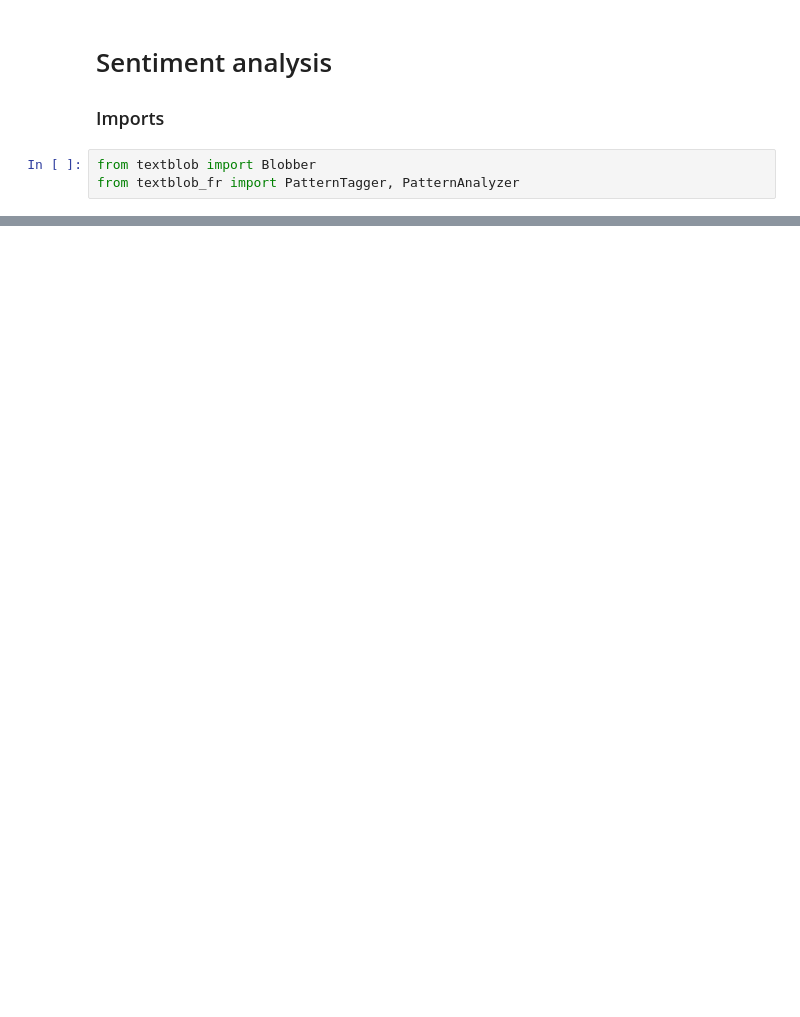
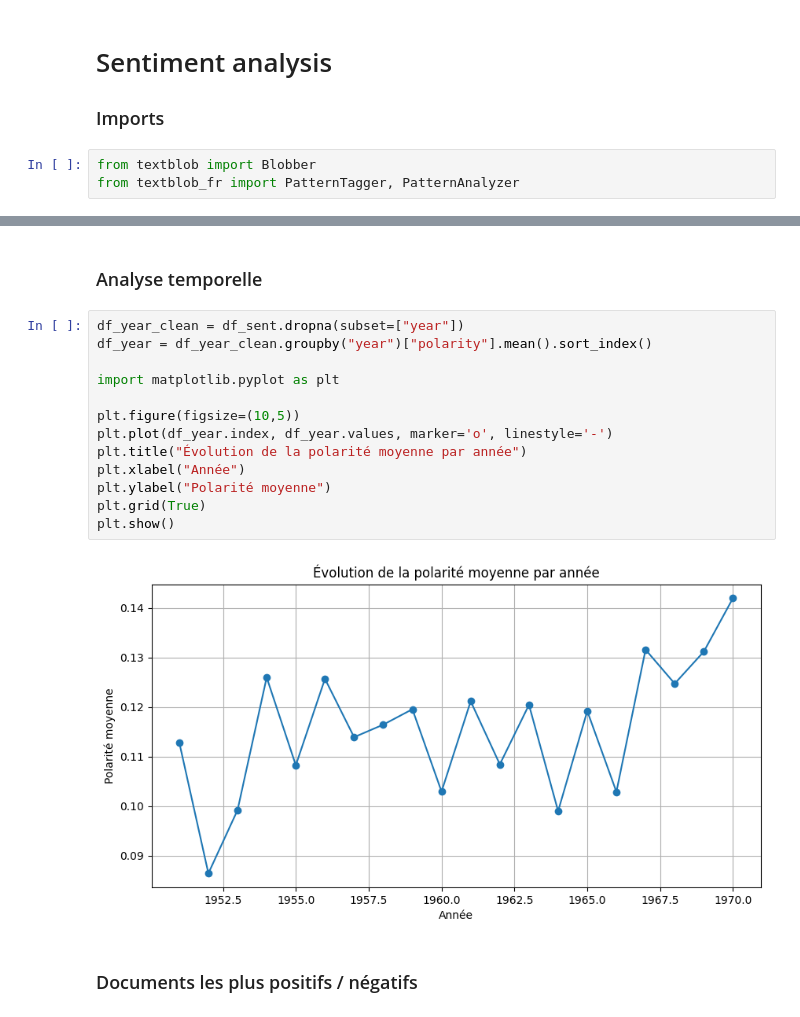
Before and after one commit to IlariaFa/tac, a Jupyter notebook: tps/tp4/s6_sentiment.ipynb, the cells around one changed output, grey strips where cells are left out. Drawn from its saved outputs; the diff is of its cells as text; blank space fills up the shorter version.

```diff
--- a/tps/tp4/s6_sentiment.ipynb
+++ b/tps/tp4/s6_sentiment.ipynb
@@ -90,0 +278,19 @@ sentiment_analyser("Cette phrase est négative et je ne suis pas content !")
+# %% [markdown]
+### Analyse temporelle
+# %%
+df_year_clean = df_sent.dropna(subset=["year"])
+df_year = df_year_clean.groupby("year")["polarity"].mean().sort_index()
+
+import matplotlib.pyplot as plt
+
+plt.figure(figsize=(10,5))
+plt.plot(df_year.index, df_year.values, marker='o', linestyle='-')
+plt.title("Évolution de la polarité moyenne par année")
+plt.xlabel("Année")
+plt.ylabel("Polarité moyenne")
+plt.grid(True)
+plt.show()
+# %% [output]
+[figure, added]
+# %% [markdown]
+### Documents les plus positifs / négatifs
```
Also changed, not shown: parts of 35 cells of this notebook, 3 other files.
